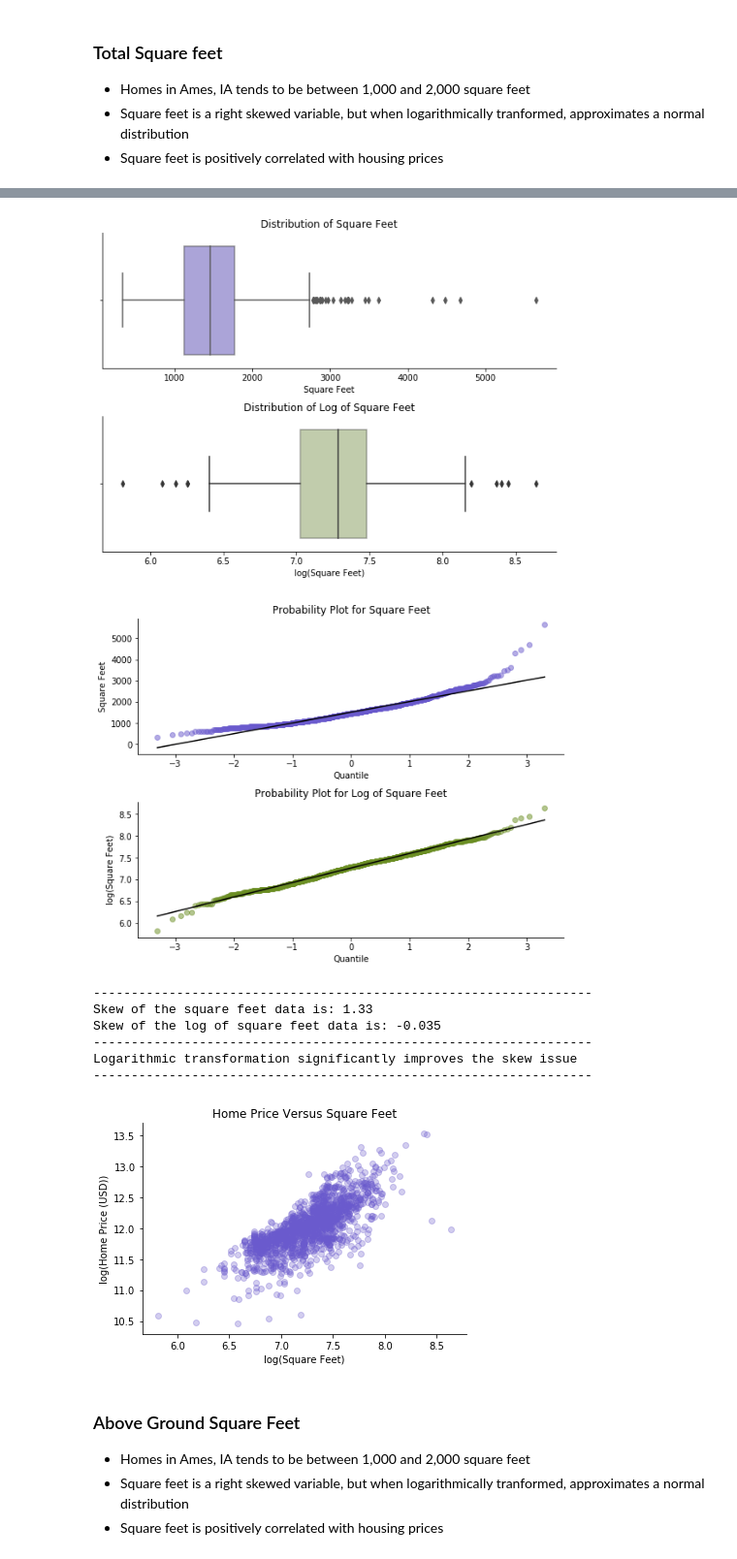
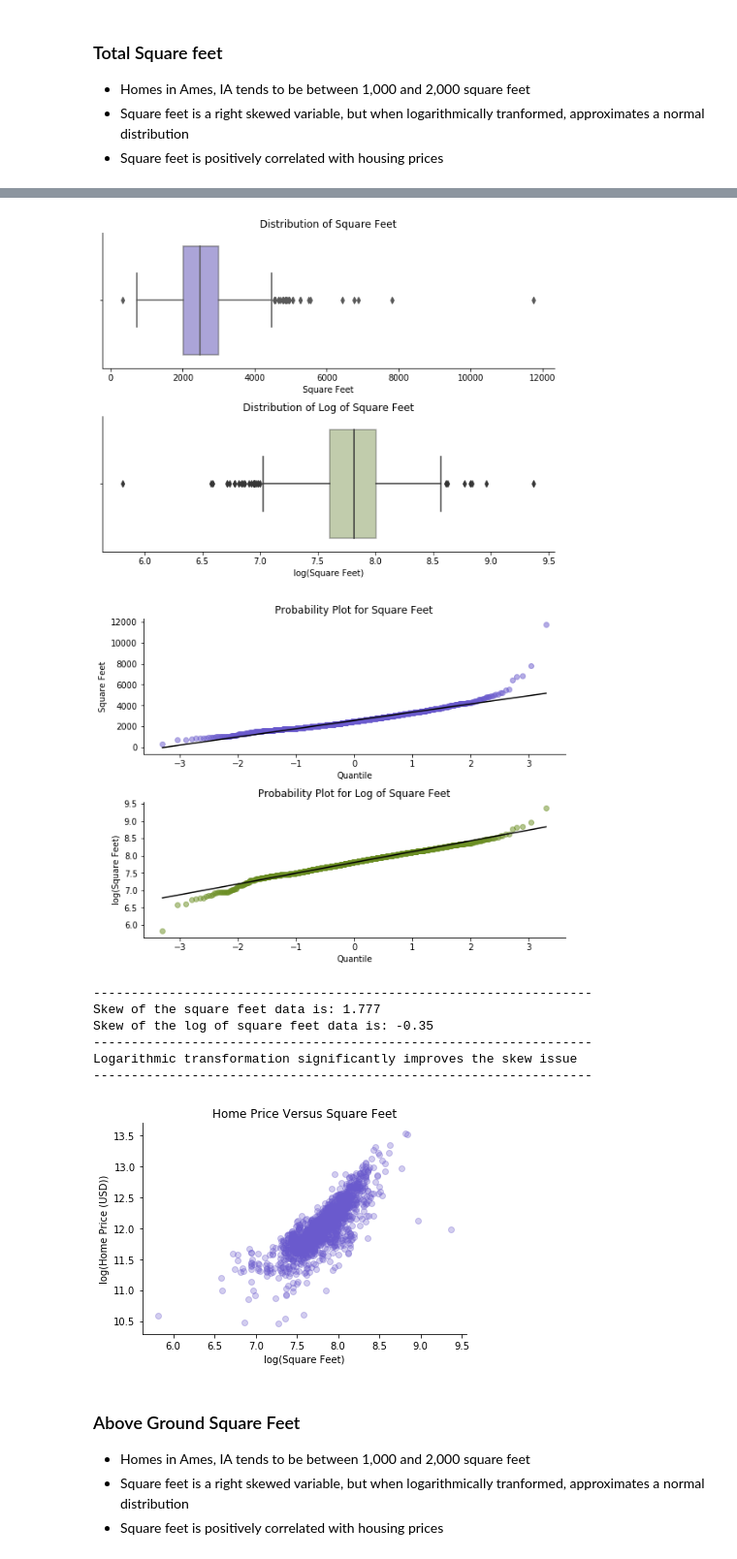
Before and after one commit to mileslucey/housing_prices_predictor, a Jupyter notebook: 02-exploration_numeric_variables.ipynb, the cells around one changed output, grey strips where cells are left out. Shown at 97% size. Cells and saved outputs as stored; diff of their text form; code cells hidden in the pictures.

```diff
--- a/02-exploration_numeric_variables.ipynb
+++ b/02-exploration_numeric_variables.ipynb
@@ -150,9 +150,8 @@ Logarithmic transformation significantly improves the skew issue
 * Homes in Ames, IA tends to be between 1,000 and 2,000 square feet
 * Square feet is a right skewed variable, but when logarithmically tranformed, approximates a normal distribution
 * Square feet is positively correlated with housing prices
-# %%
-# Create a square feet variable
-training_data["SF"] = training_data["1stFlrSF"] + training_data["2ndFlrSF"]
+# %%
+training_data["TotLivingSF"] = training_data["GrLivArea"] + training_data["TotalBsmtSF"] - training_data["LowQualFinSF"]
 # %%
 # Establish figure and grid to create two charts in the same image
 square_feet_fig = plt.figure(constrained_layout=True,figsize=(10,6))
@@ -200,7 +199,7 @@ square_feet_grid = gridspec.GridSpec(ncols=3,nrows=2,figure=square_feet_fig)
 # Create boxplot of square feet data
 ax1 = square_feet_fig.add_subplot(square_feet_grid[0, :2])
 ax1.set_title("Distribution of Square Feet")
-sns.boxplot(training_data.SF, orient="h", ax=ax1, color="slateblue", boxprops=dict(alpha=.6))
+sns.boxplot(training_data.TotLivingSF, orient="h", ax=ax1, color="slateblue", boxprops=dict(alpha=.6))
 plt.xlabel("Square Feet")
 plt.grid(False)
 sns.despine()
@@ -208,7 +207,7 @@ sns.despine()
 # Create boxplot of log of square feet data
 ax2 = square_feet_fig.add_subplot(square_feet_grid[1, :2])
 ax2.set_title("Distribution of Log of Square Feet")
-sns.boxplot(np.log(training_data.SF), orient="h", ax=ax2, color="olivedrab", boxprops=dict(alpha=.4))
+sns.boxplot(np.log(training_data.TotLivingSF), orient="h", ax=ax2, color="olivedrab", boxprops=dict(alpha=.4))
 plt.xlabel("log(Square Feet)")
 plt.grid(False)
 sns.despine()
@@ -216,7 +215,7 @@ sns.despine()
 # Display the charts
 plt.show()
 # %% [output]
-[figure, old version]
+[figure, new version]
 # %%
 # Establish figure and grid to create two charts in the same image
 square_feet_fig = plt.figure(constrained_layout=True,figsize=(10,6))
@@ -224,7 +223,7 @@ square_feet_grid = gridspec.GridSpec(ncols=3,nrows=2,figure=square_feet_fig)
 
 # Create QQ Plot of square feet data
 ax1 = square_feet_fig.add_subplot(square_feet_grid[0, :2])
-stats.probplot(training_data["SF"], plot = ax1)
+stats.probplot(training_data["TotLivingSF"], plot = ax1)
 # Change titles
 plt.title("Probability Plot for Square Feet")
 plt.xlabel("Quantile")
@@ -240,7 +239,7 @@ sns.despine()
 
 # Create QQ Plot of log of square feet data
 ax2 = square_feet_fig.add_subplot(square_feet_grid[1, :2])
-stats.probplot(np.log(training_data.SF), plot = ax2)
+stats.probplot(np.log(training_data.TotLivingSF), plot = ax2)
 # Change titles
 plt.title("Probability Plot for Log of Square Feet")
 plt.xlabel("Quantile")
@@ -257,31 +256,31 @@ sns.despine()
 # Display the charts
 plt.show()
 # %% [output]
-[figure, old version]
+[figure, new version]
 # %%
 print("------------------------------------------------------------------")
-print(f"Skew of the square feet data is: {round(training_data['SF'].skew(),3)}")
-print(f"Skew of the log of square feet data is: {round(np.log(training_data['SF']).skew(),3)}")
+print(f"Skew of the square feet data is: {round(training_data['TotLivingSF'].skew(),3)}")
+print(f"Skew of the log of square feet data is: {round(np.log(training_data['TotLivingSF']).skew(),3)}")
 print("------------------------------------------------------------------")
 print("Logarithmic transformation significantly improves the skew issue")
 print("------------------------------------------------------------------")
 # %% [output]
 ------------------------------------------------------------------
-Skew of the square feet data is: 1.33
-Skew of the log of square feet data is: -0.035
+Skew of the square feet data is: 1.777
+Skew of the log of square feet data is: -0.35
 ------------------------------------------------------------------
 Logarithmic transformation significantly improves the skew issue
 ------------------------------------------------------------------
 # %%
 # Show a scatter plot comparing home price and home square feet
-plt.scatter(np.log(training_data['SF']),np.log(training_data['SalePrice']),color="slateblue",alpha=0.3)
+plt.scatter(np.log(training_data['TotLivingSF']),np.log(training_data['SalePrice']),color="slateblue",alpha=0.3)
 plt.title("Home Price Versus Square Feet")
 plt.xlabel("log(Square Feet)")
 plt.ylabel("log(Home Price (USD))")
 plt.grid(False)
 sns.despine()
 # %% [output]
-[figure, old version]
+[figure, new version]
 # %% [markdown]
 ### Above Ground Square Feet
 * Homes in Ames, IA tends to be between 1,000 and 2,000 square feet
```
Also changed, not shown: parts of 15 cells of this notebook, 5 other files.
